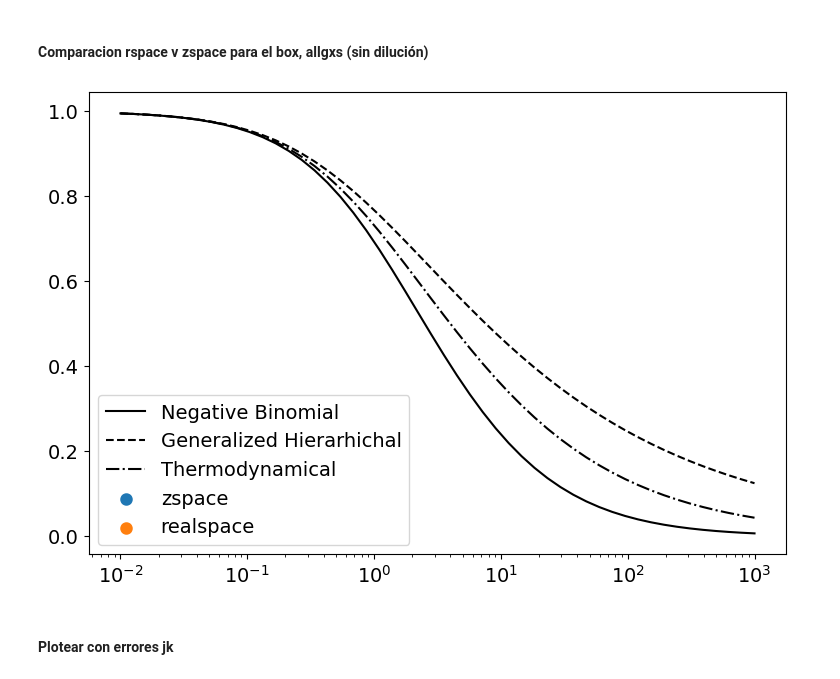
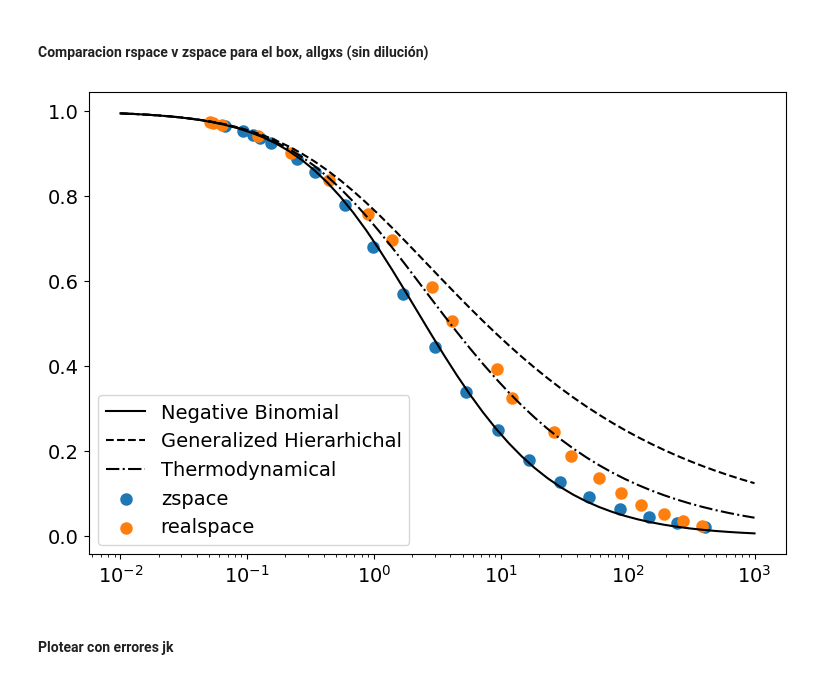
Before and after one commit to FedeDavilaKurban/VPF, a Jupyter notebook: plots.ipynb, the cells around one changed output. Drawn from its saved outputs; the diff is of its cells as text; code cells hidden in the pictures.

```diff
--- a/plots.ipynb
+++ b/plots.ipynb
@@ -301,36 +301,36 @@ n = 100000
 c='k'
 plt.plot(x,np.log(1+x)/x,label='Negative Binomial',c=c)
 a=.3
 plt.plot(x,(1/((1-a)*(x/a)))*((1+x/a)**(1-a)-1),label='Generalized Hierarhichal',c=c,ls='--')
 plt.plot(x,(np.sqrt(1+2*x)-1)/x,label='Thermodynamical',c=c,ls='-.')
 
 #Z SPACE
 namefile = f'../data/allgxs_nesf{n}_redshiftz.npz'
 stats = np.load(namefile)
 chi = stats['arr_0']
 NXi = stats['arr_1']
 P0 = stats['arr_2']
 N_mean = stats['arr_3']
 xi_mean = stats['arr_4']
 rs = stats['arr_5']
-plt.scatter(NE,chi,lw=3,ls='-',label='zspace')
+plt.scatter(NXi,chi,lw=3,ls='-',label='zspace')
 
 #REAL SPACE
 namefile = f'../data/allgxs_nesf{n}.npz'
 stats = np.load(namefile)
 chi = stats['arr_0']
 NXi = stats['arr_1']
 P0 = stats['arr_2']
 N_mean = stats['arr_3']
 xi_mean = stats['arr_4']
 rs = stats['arr_5']
-plt.scatter(NE,chi,lw=3,ls='-',label='realspace')
+plt.scatter(NXi,chi,lw=3,ls='-',label='realspace')
 
 plt.xscale('log')
 plt.legend(loc=3)
 plt.show()
 # %% [output]
-[figure, old version]
+[figure, new version]
 # %%
 print(rs)
 # %% [markdown]
```
Also changed, not shown: parts of 3 cells of this notebook.
